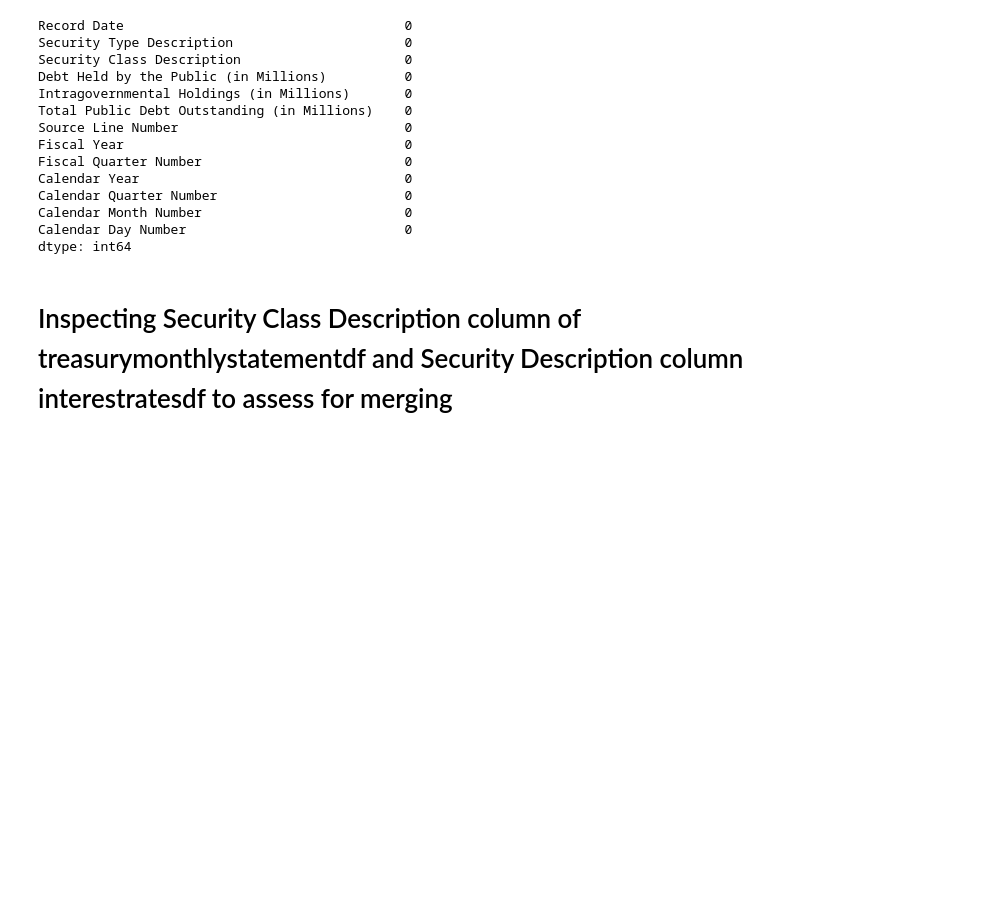
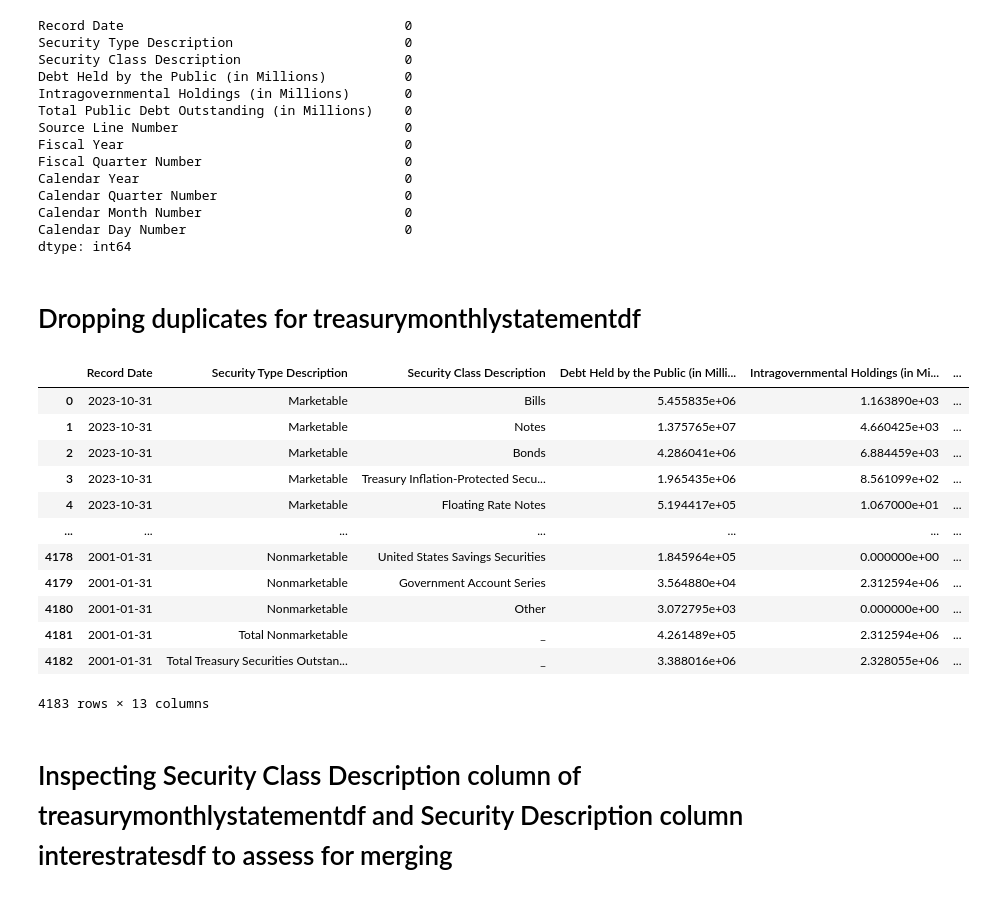
Before and after one commit to felabonte/DataMiningFinalProject, a Jupyter notebook: CS6220_DataMining_FinalProject.ipynb, the cells around one changed output. Cells and saved outputs as stored; diff of their text form; code cells hidden in the pictures; blank space fills up the shorter version.

Commit message:
Start of cleaning process for treasurymonthlystatementdf and interestratesdf

```diff
--- a/CS6220_DataMining_FinalProject.ipynb
+++ b/CS6220_DataMining_FinalProject.ipynb
@@ -553,6 +566,27 @@ Calendar Quarter Number                        0
 Calendar Month Number                          0
 Calendar Day Number                            0
 dtype: int64
+# %% [markdown]
+# Dropping duplicates for treasurymonthlystatementdf
+# %%
+# All rows will be maintained, no duplicates were noted, row count remained unchanged
+# Drops duplicate rows
+TreasuryMonthly = treasurymonthlystatementdf.drop_duplicates()
+TreasuryMonthly
+# %% [output]
+|  | Record Date | Security Type Description | Security Class Description | Debt Held by the Public (in Milli... | Intragovernmental Holdings (in Mi... | ... |
+| 0 | 2023-10-31 | Marketable | Bills | 5.455835e+06 | 1.163890e+03 | ... |
+| 1 | 2023-10-31 | Marketable | Notes | 1.375765e+07 | 4.660425e+03 | ... |
+| 2 | 2023-10-31 | Marketable | Bonds | 4.286041e+06 | 6.884459e+03 | ... |
+| 3 | 2023-10-31 | Marketable | Treasury Inflation-Protected Secu... | 1.965435e+06 | 8.561099e+02 | ... |
+| 4 | 2023-10-31 | Marketable | Floating Rate Notes | 5.194417e+05 | 1.067000e+01 | ... |
+| ... | ... | ... | ... | ... | ... | ... |
+| 4178 | 2001-01-31 | Nonmarketable | United States Savings Securities | 1.845964e+05 | 0.000000e+00 | ... |
+| 4179 | 2001-01-31 | Nonmarketable | Government Account Series | 3.564880e+04 | 2.312594e+06 | ... |
+| 4180 | 2001-01-31 | Nonmarketable | Other | 3.072795e+03 | 0.000000e+00 | ... |
+| 4181 | 2001-01-31 | Total Nonmarketable | _ | 4.261489e+05 | 2.312594e+06 | ... |
+| 4182 | 2001-01-31 | Total Treasury Securities Outstan... | _ | 3.388016e+06 | 2.328055e+06 | ... |
+4183 rows × 13 columns
 # %% [markdown]
 # Inspecting Security Class Description column of treasurymonthlystatementdf and Security Description column interestratesdf to assess for merging
 # %%
```
Also changed, not shown: parts of 9 cells of this notebook.
